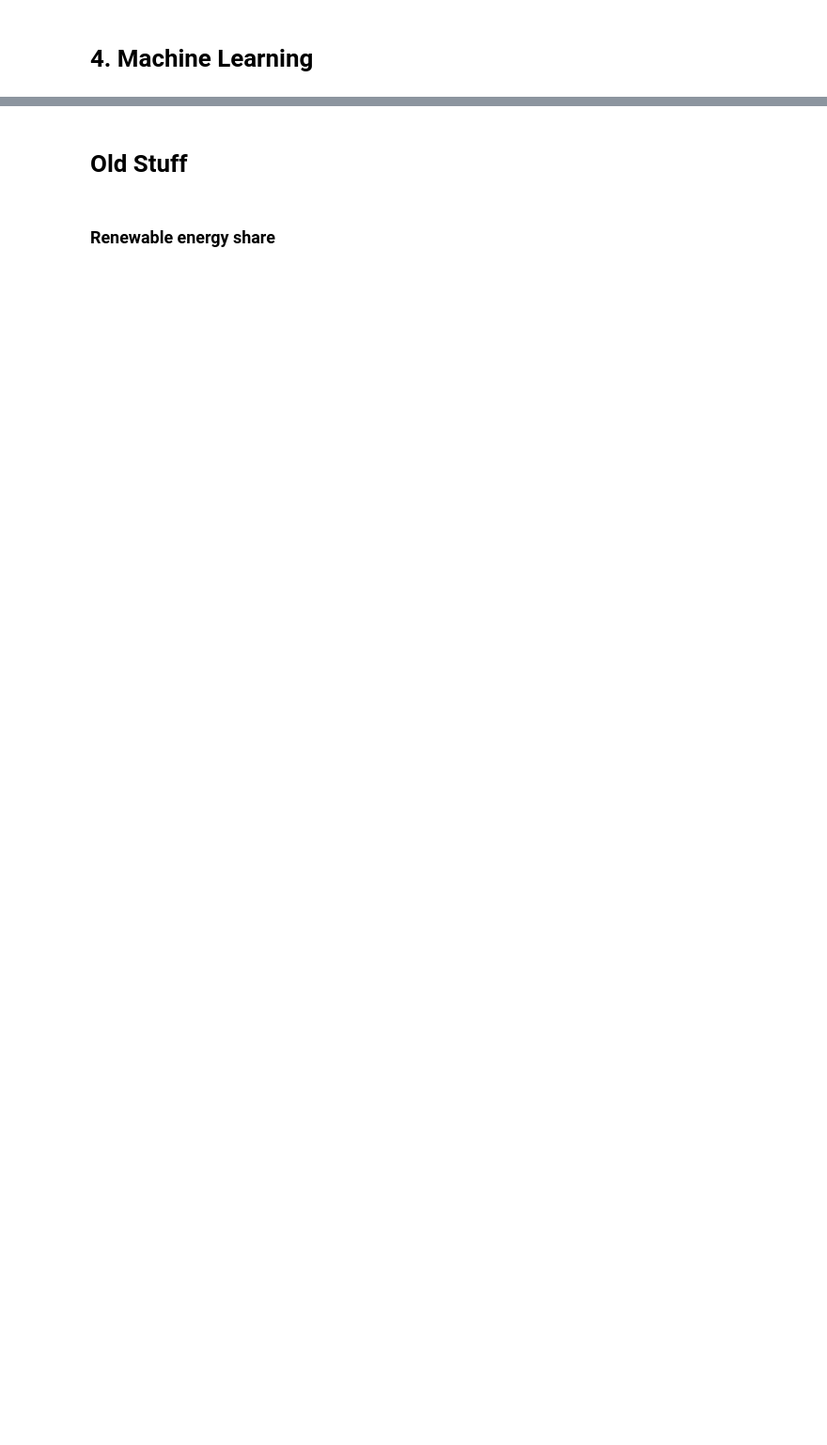
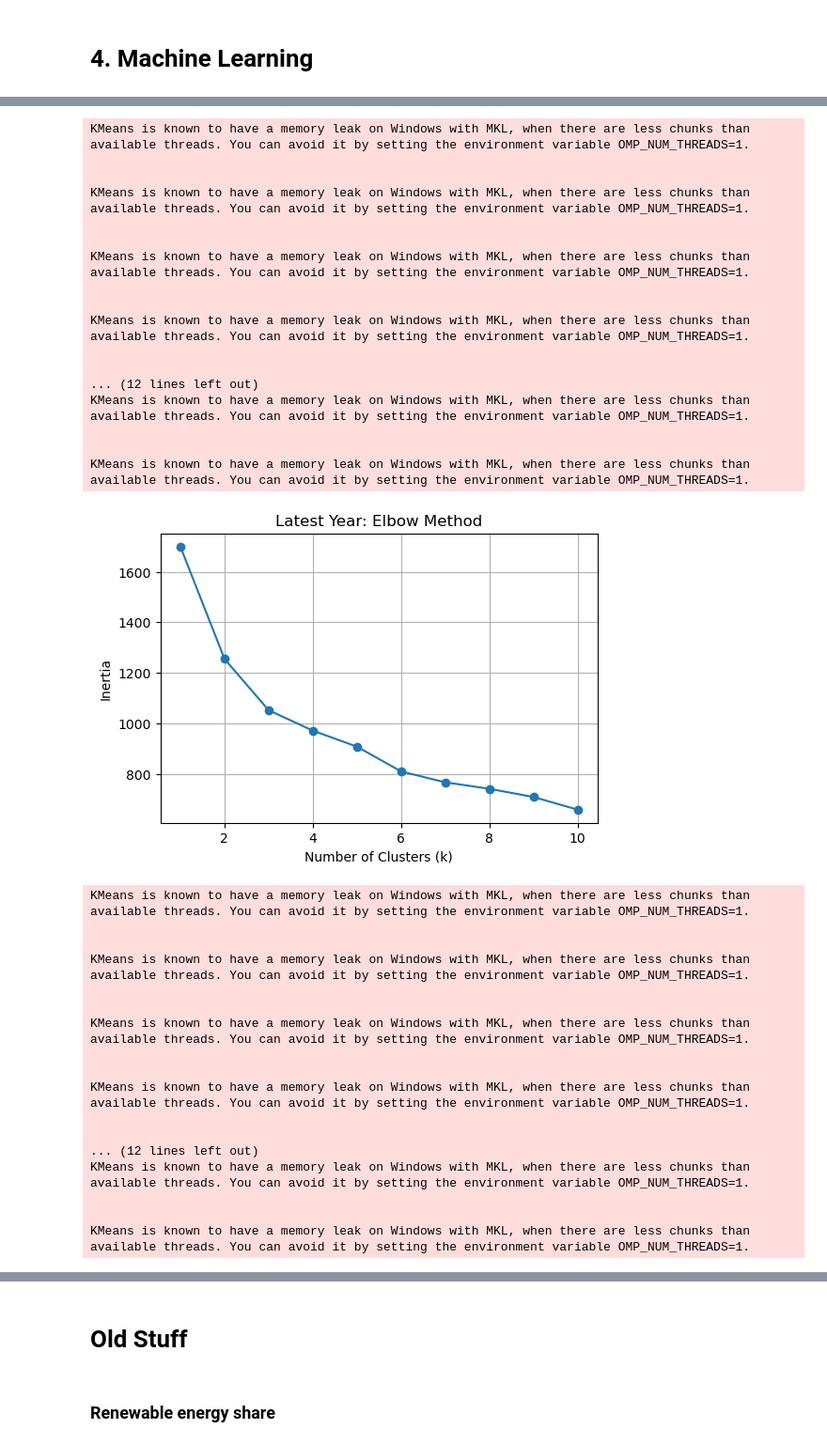
Before and after one commit to lukavicius/Gender-Equality-and-Sustainability, a Jupyter notebook: Project.ipynb, the cells around one changed output, grey strips where cells are left out. Shown at 94% size. Cells and saved outputs as stored; diff of their text form; code cells hidden in the pictures; blank space fills up the shorter version.

Commit message:
Added elbow method

```diff
--- a/Project.ipynb
+++ b/Project.ipynb
@@ -724,0 +746,61 @@ def cluster_and_plot(df, n_clusters=3, title='Clusters'):
+# %%
+def elbow_method(df, max_clusters=10, title='Elbow Method'):
+    scaler = StandardScaler()
+    X_scaled = scaler.fit_transform(df)
+
+    inertias = []
+    K = range(1, max_clusters + 1)
+
+    for k in K:
+        kmeans = KMeans(n_clusters=k, random_state=42)
+        kmeans.fit(X_scaled)
+        inertias.append(kmeans.inertia_)
+
+    plt.figure(figsize=(6,4))
+    plt.plot(K, inertias, marker='o')
+    plt.title(f'{title}: Elbow Method')
+    plt.xlabel('Number of Clusters (k)')
+    plt.ylabel('Inertia')
+    plt.grid(True)
+    plt.show()
+
+    return inertias
+# %%
+elbow_method(latest, title='Latest Year')
+elbow_method(oldest, title='Oldest Year')
+# %% [output]
+KMeans is known to have a memory leak on Windows with MKL, when there are less chunks than available threads. You can avoid it by setting the environment variable OMP_NUM_THREADS=1.
+
+
+KMeans is known to have a memory leak on Windows with MKL, when there are less chunks than available threads. You can avoid it by setting the environment variable OMP_NUM_THREADS=1.
+
+
+KMeans is known to have a memory leak on Windows with MKL, when there are less chunks than available threads. You can avoid it by setting the environment variable OMP_NUM_THREADS=1.
+
+
+KMeans is known to have a memory leak on Windows with MKL, when there are less chunks than available threads. You can avoid it by setting the environment variable OMP_NUM_THREADS=1.
+
+
+... (12 lines left out)
+KMeans is known to have a memory leak on Windows with MKL, when there are less chunks than available threads. You can avoid it by setting the environment variable OMP_NUM_THREADS=1.
+
+
+KMeans is known to have a memory leak on Windows with MKL, when there are less chunks than available threads. You can avoid it by setting the environment variable OMP_NUM_THREADS=1.
+[figure, added]
+KMeans is known to have a memory leak on Windows with MKL, when there are less chunks than available threads. You can avoid it by setting the environment variable OMP_NUM_THREADS=1.
+
+
+KMeans is known to have a memory leak on Windows with MKL, when there are less chunks than available threads. You can avoid it by setting the environment variable OMP_NUM_THREADS=1.
+
+
+KMeans is known to have a memory leak on Windows with MKL, when there are less chunks than available threads. You can avoid it by setting the environment variable OMP_NUM_THREADS=1.
+
+
+KMeans is known to have a memory leak on Windows with MKL, when there are less chunks than available threads. You can avoid it by setting the environment variable OMP_NUM_THREADS=1.
+
+
+... (12 lines left out)
+KMeans is known to have a memory leak on Windows with MKL, when there are less chunks than available threads. You can avoid it by setting the environment variable OMP_NUM_THREADS=1.
+
+
+KMeans is known to have a memory leak on Windows with MKL, when there are less chunks than available threads. You can avoid it by setting the environment variable OMP_NUM_THREADS=1.
```
Also changed, not shown: parts of 25 cells of this notebook.
